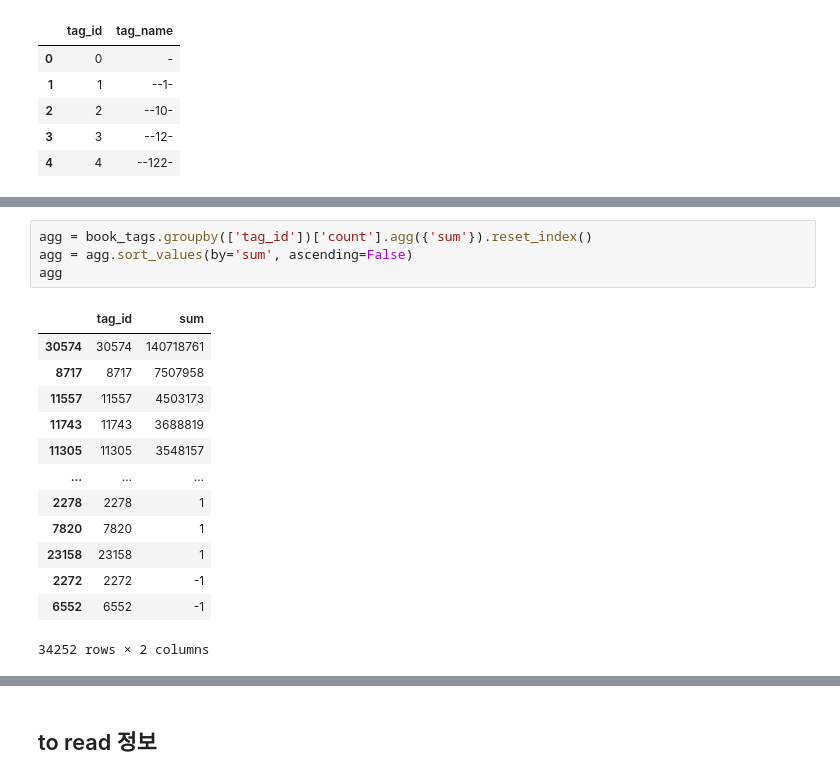
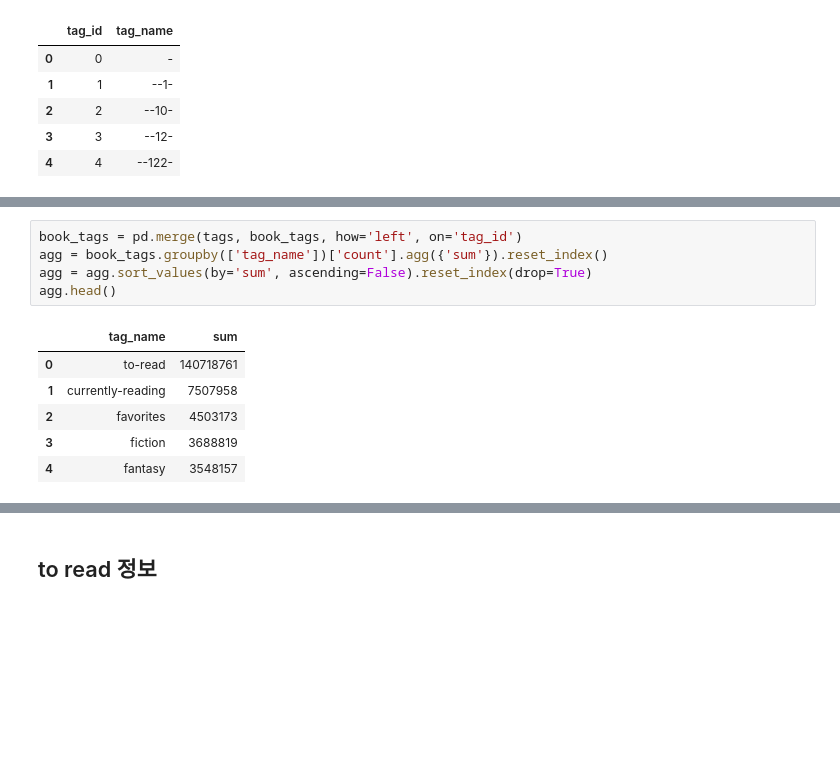
Before and after one commit to choco9966/Recommendation-Tutorial, a Jupyter notebook: 05. 추천시스템 실습하기/1. goodbooks-10k Data Exploratory Analysis .ipynb, the cells around one changed output, grey strips where cells are left out. Saved outputs shown, nothing was run; the diff lists cells and outputs as text; blank space fills up the shorter version.

```diff
--- a/05. 추천시스템 실습하기/1. goodbooks-10k Data Exploratory Analysis .ipynb
+++ b/05. 추천시스템 실습하기/1. goodbooks-10k Data Exploratory Analysis .ipynb
@@ -137,18 +241,12 @@ array(['-gr-', '-history', '-imaginary', '-italy-', '-la--', '-los',
 # %%
-agg = book_tags.groupby(['tag_id'])['count'].agg({'sum'}).reset_index()
-agg = agg.sort_values(by='sum', ascending=False)
-agg
+book_tags = pd.merge(tags, book_tags, how='left', on='tag_id')
+agg = book_tags.groupby(['tag_name'])['count'].agg({'sum'}).reset_index()
+agg = agg.sort_values(by='sum', ascending=False).reset_index(drop=True)
+agg.head()
 # %% [output]
-|  | tag_id | sum |
-| 30574 | 30574 | 140718761 |
-| 8717 | 8717 | 7507958 |
-| 11557 | 11557 | 4503173 |
-| 11743 | 11743 | 3688819 |
-| 11305 | 11305 | 3548157 |
-| ... | ... | ... |
-| 2278 | 2278 | 1 |
-| 7820 | 7820 | 1 |
-| 23158 | 23158 | 1 |
-| 2272 | 2272 | -1 |
-| 6552 | 6552 | -1 |
+|  | tag_name | sum |
+| 0 | to-read | 140718761 |
+| 1 | currently-reading | 7507958 |
+| 2 | favorites | 4503173 |
+| 3 | fiction | 3688819 |
+| 4 | fantasy | 3548157 |
-34252 rows × 2 columns
```
Also changed, not shown: parts of 54 cells of this notebook.
